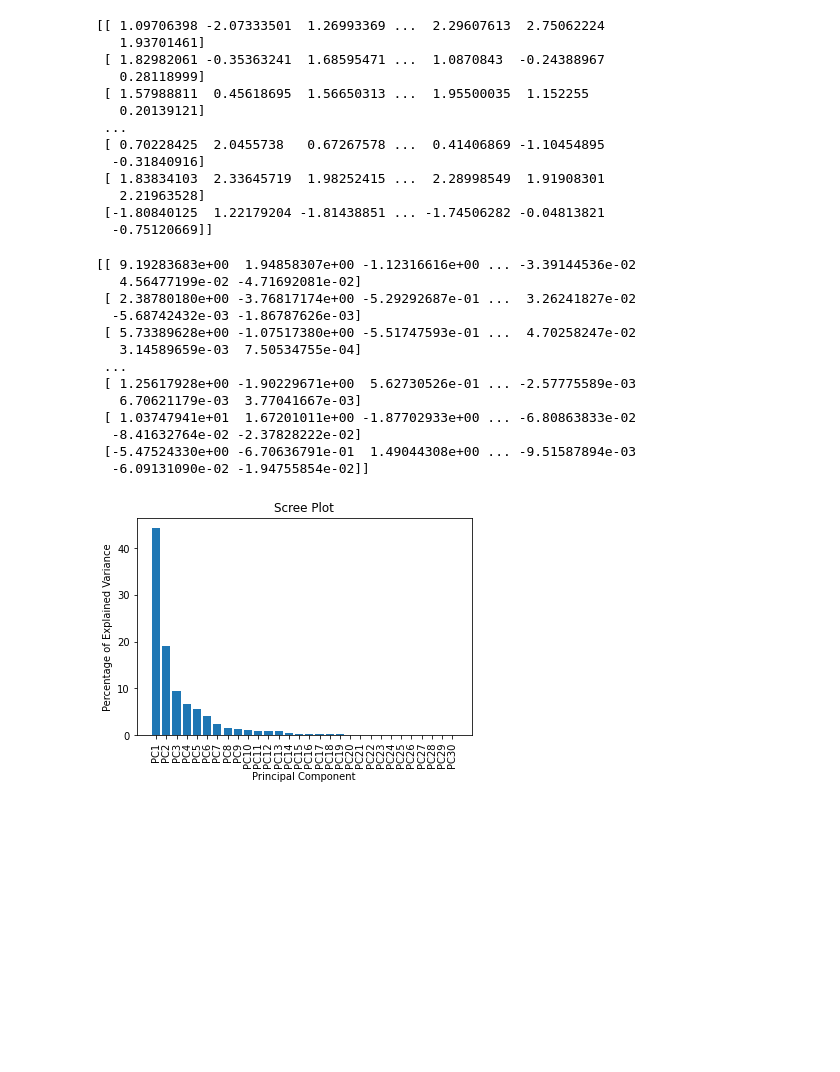
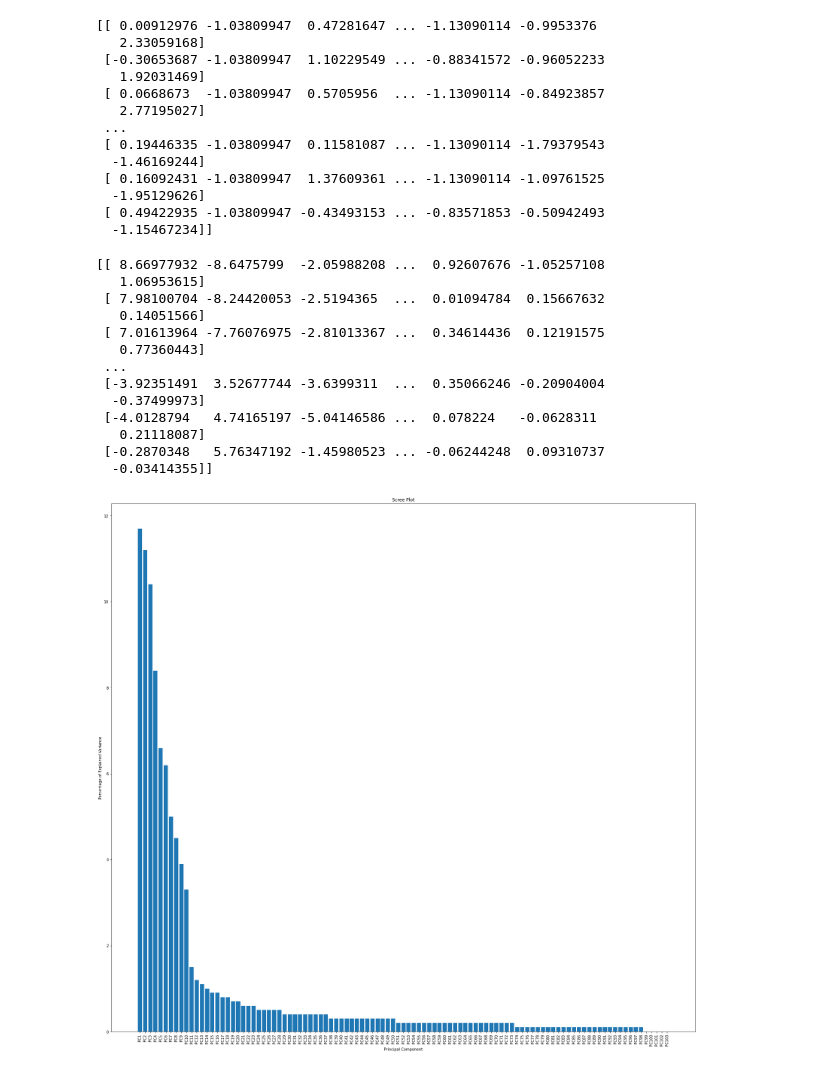
Before and after one commit to Subasree514/Machine_learning_practice, a Jupyter notebook: PCA/cancer_nptel.ipynb, the cells around one changed output. Saved outputs shown, nothing was run; the diff lists cells and outputs as text; code cells hidden in the pictures; blank space fills up the shorter version.

```diff
--- a/PCA/cancer_nptel.ipynb
+++ b/PCA/cancer_nptel.ipynb
@@ -7,8 +7,8 @@ from sklearn import preprocessing
 from sklearn.preprocessing import StandardScaler
 import matplotlib.pyplot as plt
 # %%
-# This is a copy of UCI ML Breast Cancer Wisconsin (Diagnostic) datasets, https://goo.gl/U2Uwz2
-df = pd.read_csv('/Users/subasrees/Desktop/ML_Udemy/UNZIP_FOR_NOTEBOOKS_FINAL/DATA/cancer_tumor_data_features.csv')
+# This is a data from NPTEL course
+df = pd.read_csv('/Users/subasrees/Desktop/Nptel_2/week7/PCA_Cancer_gene_expression_data/100_genes_pca2_new.csv')
 df_cancer=pd.DataFrame(df)
-print(len(df_cancer.columns))
+print(df_cancer)
 # %% [output]
@@ -37,3 +32,10 @@ print(data)
+# %%
+labels=pd.read_csv('/Users/subasrees/Desktop/Nptel_2/week7/PCA_Cancer_gene_expression_data/labels.csv')
+labels.columns=['Type', 'Abbreviation', 'label']
+data=pd.merge(df_cancer,labels,'inner','label')
+# %%
+data.index=data['Abbreviation']
+data.drop(['label','Abbreviation','Type'],axis=1,inplace=True)
 # %%
 #scaler = StandardScaler()
 #scaled_X = scaler.fit_transform(data)
@@ -42,50 +44,50 @@ print(data)
 scaled_data = preprocessing.scale(data)
 print(scaled_data)
 # %% [output]
-[[ 1.09706398 -2.07333501  1.26993369 ...  2.29607613  2.75062224
-   1.93701461]
- [ 1.82982061 -0.35363241  1.68595471 ...  1.0870843  -0.24388967
-   0.28118999]
- [ 1.57988811  0.45618695  1.56650313 ...  1.95500035  1.152255
-   0.20139121]
+[[ 0.00912976 -1.03809947  0.47281647 ... -1.13090114 -0.9953376
+   2.33059168]
+ [-0.30653687 -1.03809947  1.10229549 ... -0.88341572 -0.96052233
+   1.92031469]
+ [ 0.0668673  -1.03809947  0.5705956  ... -1.13090114 -0.84923857
+   2.77195027]
  ...
- [ 0.70228425  2.0455738   0.67267578 ...  0.41406869 -1.10454895
-  -0.31840916]
- [ 1.83834103  2.33645719  1.98252415 ...  2.28998549  1.91908301
-   2.21963528]
- [-1.80840125  1.22179204 -1.81438851 ... -1.74506282 -0.04813821
-  -0.75120669]]
+ [ 0.19446335 -1.03809947  0.11581087 ... -1.13090114 -1.79379543
+  -1.46169244]
+ [ 0.16092431 -1.03809947  1.37609361 ... -1.13090114 -1.09761525
+  -1.95129626]
+ [ 0.49422935 -1.03809947 -0.43493153 ... -0.83571853 -0.50942493
+  -1.15467234]]
 # %%
 pca = PCA() # create a PCA object
 pca.fit(scaled_data) # do the math
 pca_data = pca.transform(scaled_data) # get PCA coordinates for scaled_data
 print(pca_data)
 # %% [output]
-[[ 9.19283683e+00  1.94858307e+00 -1.12316616e+00 ... -3.39144536e-02
-   4.56477199e-02 -4.71692081e-02]
- [ 2.38780180e+00 -3.76817174e+00 -5.29292687e-01 ...  3.26241827e-02
-  -5.68742432e-03 -1.86787626e-03]
- [ 5.73389628e+00 -1.07517380e+00 -5.51747593e-01 ...  4.70258247e-02
-   3.14589659e-03  7.50534755e-04]
+[[ 8.66977932 -8.6475799  -2.05988208 ...  0.92607676 -1.05257108
+   1.06953615]
+ [ 7.98100704 -8.24420053 -2.5194365  ...  0.01094784  0.15667632
+   0.14051566]
+ [ 7.01613964 -7.76076975 -2.81013367 ...  0.34614436  0.12191575
+   0.77360443]
  ...
- [ 1.25617928e+00 -1.90229671e+00  5.62730526e-01 ... -2.57775589e-03
-   6.70621179e-03  3.77041667e-03]
- [ 1.03747941e+01  1.67201011e+00 -1.87702933e+00 ... -6.80863833e-02
-  -8.41632764e-02 -2.37828222e-02]
- [-5.47524330e+00 -6.70636791e-01  1.49044308e+00 ... -9.51587894e-03
-  -6.09131090e-02 -1.94755854e-02]]
+ [-3.92351491  3.52677744 -3.6399311  ...  0.35066246 -0.20904004
+  -0.37499973]
+ [-4.0128794   4.74165197 -5.04146586 ...  0.078224   -0.0628311
+   0.21118087]
+ [-0.2870348   5.76347192 -1.45980523 ... -0.06244248  0.09310737
+  -0.03414355]]
 # %%
 per_var = np.round(pca.explained_variance_ratio_* 100, decimals=1)
 labels = ['PC' + str(x) for x in range(1, len(per_var)+1)]
-
+plt.figure(figsize=(28,26))
 plt.bar(x=range(1,len(per_var)+1), height=per_var, tick_label=labels)
 plt.ylabel('Percentage of Explained Variance')
 plt.xlabel('Principal Component')
 plt.title('Scree Plot')
 plt.xticks(rotation=90)
 plt.show()
 # %% [output]
-[figure, old version]
+[figure, new version]
 # %%
 #the following code makes a fancy looking plot using PC1 and PC2
 pca_df = pd.DataFrame(pca_data, index=data.index, columns=labels)
```
Also changed, not shown: parts of 6 cells of this notebook, 1 other file.
